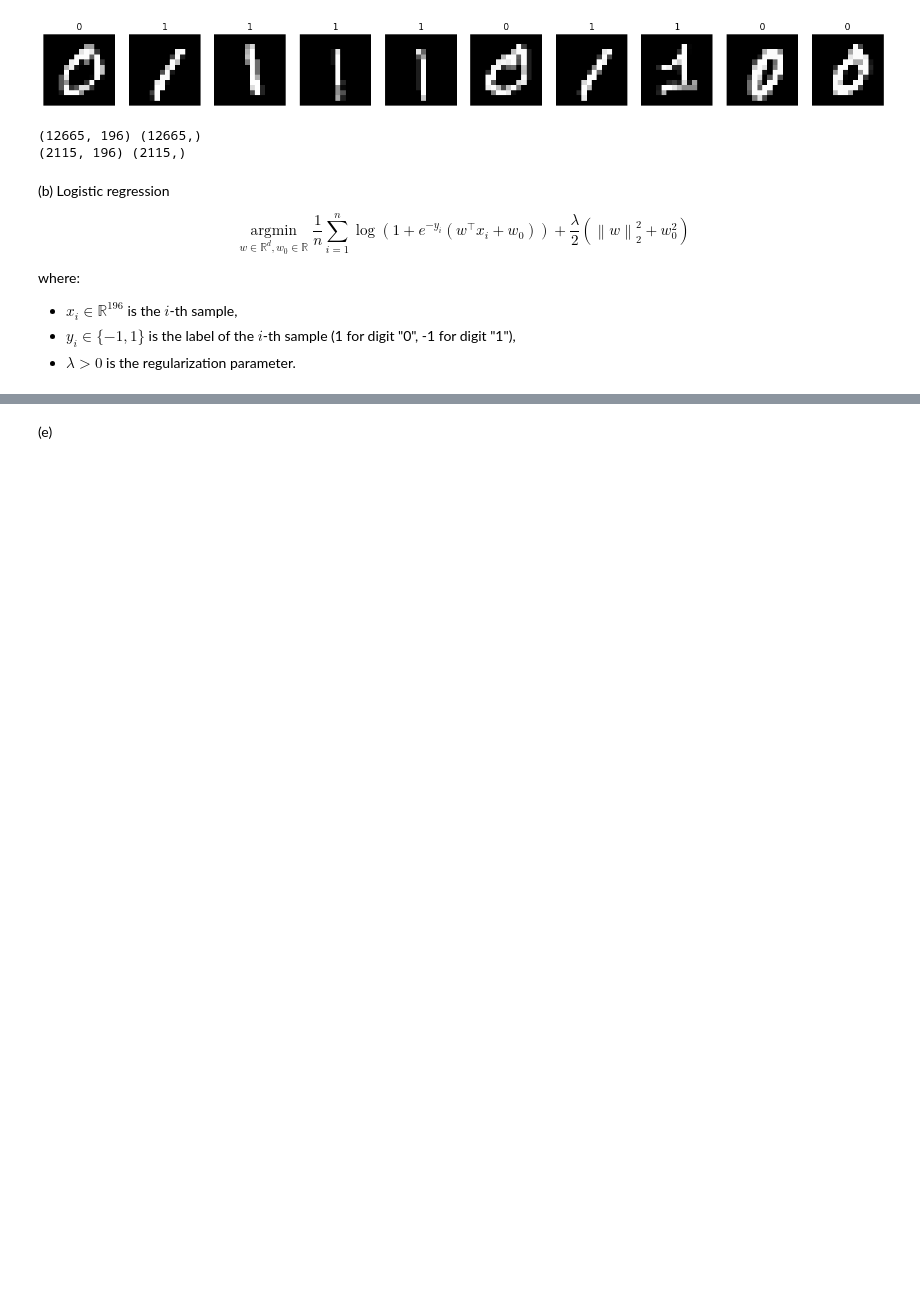
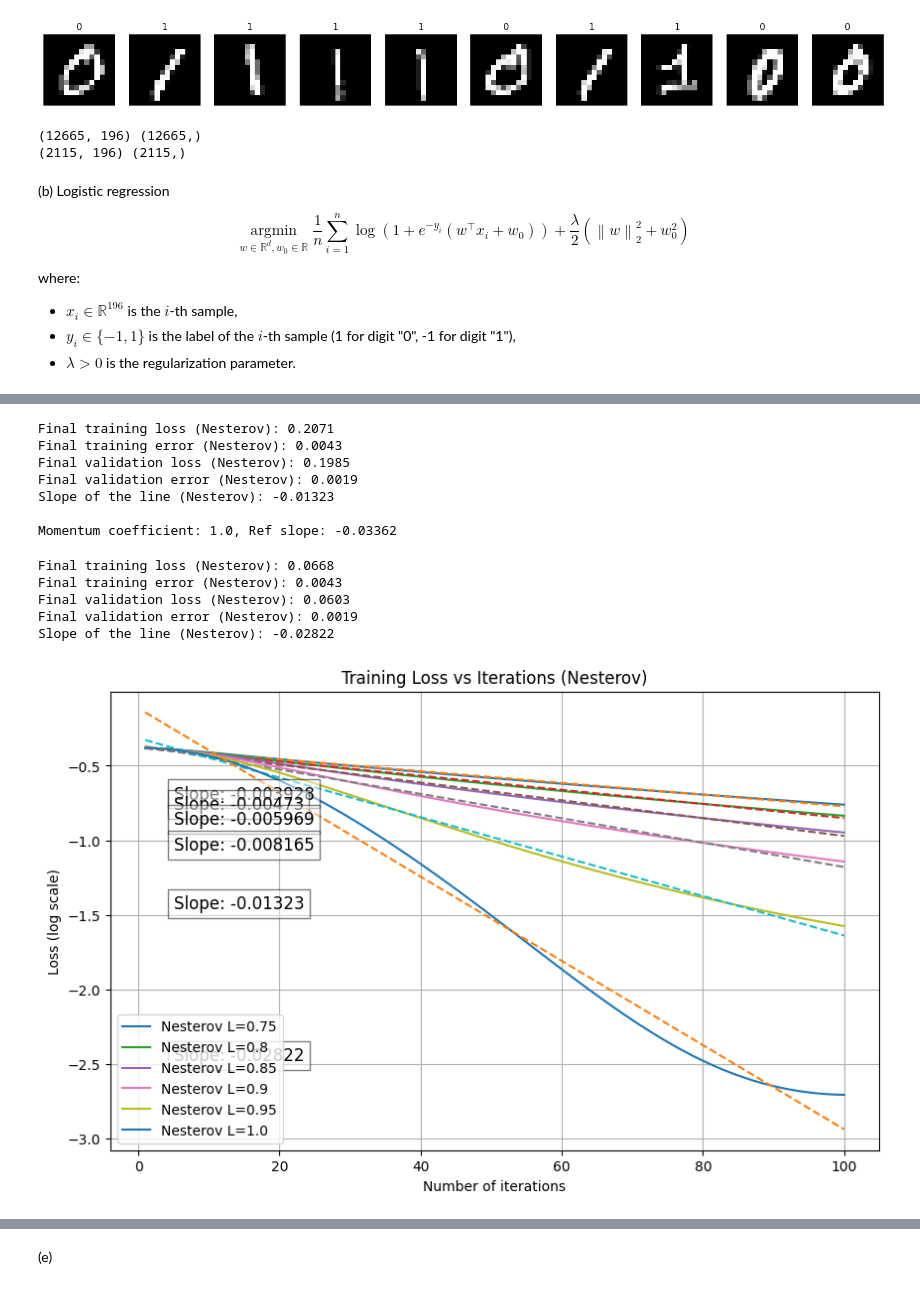
Before and after one commit to jbwenjoy/ESE-5460-Principals-of-Deep-Learning, a Jupyter notebook: hw4/ese546_hw4p2.ipynb, the cells around one changed output, grey strips where cells are left out. Saved outputs shown, nothing was run; the diff lists cells and outputs as text; code cells hidden in the pictures; blank space fills up the shorter version.

```diff
--- a/hw4/ese546_hw4p2.ipynb
+++ b/hw4/ese546_hw4p2.ipynb
@@ -236,3 +237,70 @@ class NesterovLogisticRegression:
 
     def zero_grad(self):
         self.dw, self.dw0 = 0 * self.dw, 0 * self.dw0
+# %%
+# Initialize parameters (using the same initial weights as before)
+w = w_init.copy()
+w0 = w0_init
+lambda_reg = 0.01
+learning_rate = 1e-3
+n_iterations = 100
+
+# Using the slope from (b)
+m = abs(slope)
+Ls = [0.75, 0.80, 0.85, 0.90, 0.95, 1.0]
+
+plt.figure(figsize=(10, 6))
+
+for L in Ls:
+    kappa = L / abs(slope)  # Using the slope from previous part
+    ref_slope = -1 / np.sqrt(kappa)
+    momentum = L  # This should be between 0.75-0.95
+    print(f"\nMomentum coefficient: {momentum}, Ref slope: {ref_slope:.4g}")
+
+    # Create model with Nesterov acceleration
+    model_nesterov = NesterovLogisticRegression(w, w0, lambda_reg, momentum)
+
+    losses_nesterov = []
+    errors_nesterov = []
+
+    # Training loop with Nesterov acceleration
+    for i in tqdm(range(n_iterations)):
+        loss, error = model_nesterov.forward(X_train, y_train)
+        losses_nesterov.append(loss)
+        errors_nesterov.append(error)
+        model_nesterov.backward()
+        model_nesterov.step(learning_rate)
+        model_nesterov.zero_grad()
+
+    # Calculate final validation loss
+    val_loss_nesterov, val_error_nesterov = model_nesterov.forward(X_test, y_test)
+
+    # Print final results
+    print(f"Final training loss (Nesterov): {losses_nesterov[-1]:.4f}")
+    print(f"Final training error (Nesterov): {errors_nesterov[-1]:.4f}")
+    print(f"Final validation loss (Nesterov): {val_loss_nesterov:.4f}")
+    print(f"Final validation error (Nesterov): {val_error_nesterov:.4f}")
+
+    # Plot loss on semi-log scale
+    iterations = np.arange(1, n_iterations + 1)
+    log_losses_nesterov = np.log(losses_nesterov)
+
+    plt.plot(iterations, log_losses_nesterov, label=f'Nesterov L={L}')
+
+    # Calculate slope of the line
+    slope_nesterov, intercept_nesterov = np.polyfit(iterations, log_losses_nesterov, 1)
+    print(f"Slope of the line (Nesterov): {slope_nesterov:.4g}")
+    fitted_line_nesterov = intercept_nesterov + slope_nesterov * iterations
+    plt.plot(iterations, fitted_line_nesterov, linestyle='--')
+
+    # Add text annotation for the slope
+    plt.text(0.05 * n_iterations, np.min(log_losses_nesterov) + 0.1 * (np.max(log_losses_nesterov) - np.min(log_losses_nesterov)),
+             f'Slope: {slope_nesterov:.4g}', fontsize=12, bbox=dict(facecolor='white', alpha=0.5))
+
+plt.xlabel('Number of iterations')
+plt.ylabel('Loss (log scale)')
+plt.title('Training Loss vs Iterations (Nesterov)')
+plt.grid(True)
+plt.legend()
+plt.show()
+# %% [output]
@@ -239,3 +336,16 @@ class NesterovLogisticRegression:
+Final training loss (Nesterov): 0.2071
+Final training error (Nesterov): 0.0043
+Final validation loss (Nesterov): 0.1985
+Final validation error (Nesterov): 0.0019
+Slope of the line (Nesterov): -0.01323
+
+Momentum coefficient: 1.0, Ref slope: -0.03362
+Final training loss (Nesterov): 0.0668
+Final training error (Nesterov): 0.0043
+Final validation loss (Nesterov): 0.0603
+Final validation error (Nesterov): 0.0019
+Slope of the line (Nesterov): -0.02822
+[figure, added]
 # %%
 # Initialize parameters (using the same initial weights as before)
 w = w_init.copy()
```
Also changed, not shown: parts of 7 cells of this notebook, 3 other files.
